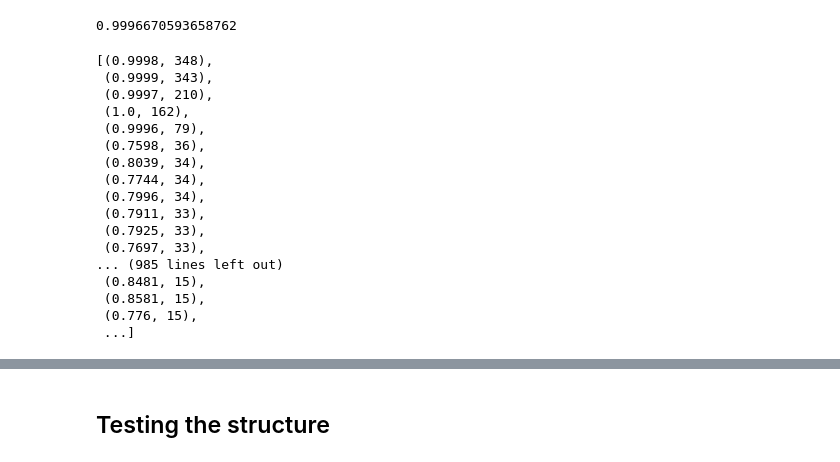
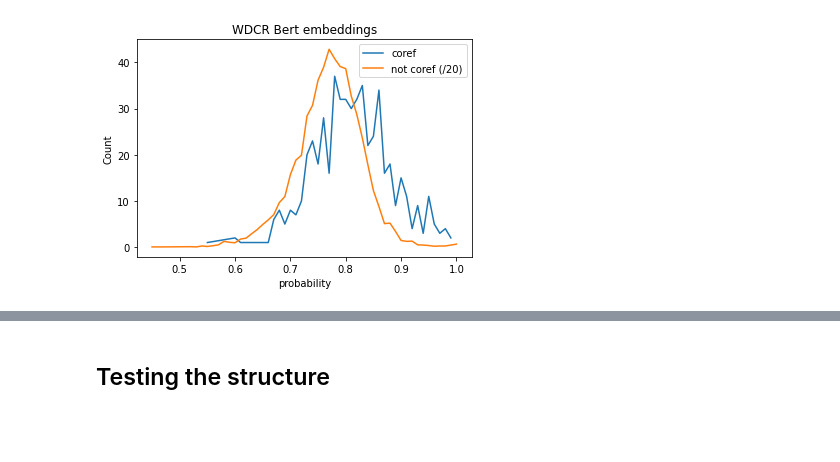
Before and after one commit to ningkko/joint_coref, a Jupyter notebook: data/feature_BERT/bert_check.ipynb, the cells around one changed output, grey strips where cells are left out. Saved outputs shown, nothing was run; the diff lists cells and outputs as text; code cells hidden in the pictures; blank space fills up the shorter version.

```diff
--- a/data/feature_BERT/bert_check.ipynb
+++ b/data/feature_BERT/bert_check.ipynb
@@ -92,4 +107,4 @@ event_d
 # %%
-for i,v in event_d.items():
-    for event in v:
-        print(event.arg0)
+# for i,v in event_d.items():
+#     for event in v:
+#         print(event.doc_id)
@@ -114,42 +111,35 @@ for i,v in event_d.items():
 # %%
-import itertools
-def findsubsets(s, n):
-    return list(itertools.combinations(s, n))
-
-cos = torch.nn.CosineSimilarity(dim=0, eps=1e-6)
-
-result = []
-for i,v in event_d.items():
+wd_result = []
+cd_result = []
+for i,v in entity_d.items():
     if len(v)>1: # singletons
         subsets = findsubsets(v,2)
-        for sebset in subsets:
-            result.append(round(cos(sebset[0].head_embeddings, sebset[1].head_embeddings).tolist(),4))
+        for subset in subsets:
+            if subset[0].doc_id == subset[1].doc_id:
+                wd_result.append(round(cos(subset[0].head_embeddings, subset[1].head_embeddings).tolist(),2))
+            else:
+                cd_result.append(round(cos(subset[0].head_embeddings, subset[1].head_embeddings).tolist(),2))
-# %%
-l = len(result)
-pos = [r for r in result if r>0.5]
-len(pos)/l
-# %% [output]
-0.9996670593658762
 # %%
 from collections import Counter
-result = Counter(result).most_common()
+wd_result = Counter(wd_result)
+cd_result = Counter(cd_result)
-# %%
-result
-# %% [output]
-[(0.9998, 348),
- (0.9999, 343),
- (0.9997, 210),
- (1.0, 162),
- (0.9996, 79),
- (0.7598, 36),
- (0.8039, 34),
- (0.7744, 34),
- (0.7996, 34),
- (0.7911, 33),
- (0.7925, 33),
- (0.7697, 33),
-... (985 lines left out)
- (0.8481, 15),
- (0.8581, 15),
- (0.776, 15),
- ...]
+# %%
+wd_x_coref = [x[0] for x in sorted(wd_result.items())]
+wd_y_coref = [x[1] for x in sorted(wd_result.items())]
+wd_x_notc = [x[0] for x in sorted(wd_notc_result.items())]
+wd_y_notc = [x[1]/20 for x in sorted(wd_notc_result.items())]
+# %%
+import matplotlib.pyplot as plt
+
+# plot lines
+plt.plot(wd_x_coref, wd_y_coref, label = "coref")
+plt.plot(wd_x_notc, wd_y_notc, label = "not coref (/20)")
+plt.xlabel("probability")
+plt.ylabel("Count")
+plt.title("WDCR Bert embeddings")
+plt.plot()
+plt.legend()
+plt.savefig("WD_Bert.jpeg", dpi=800)
+plt.show()
+# %% [output]
+[figure, added]
```
Also changed, not shown: parts of 12 cells of this notebook, 12 other files.
